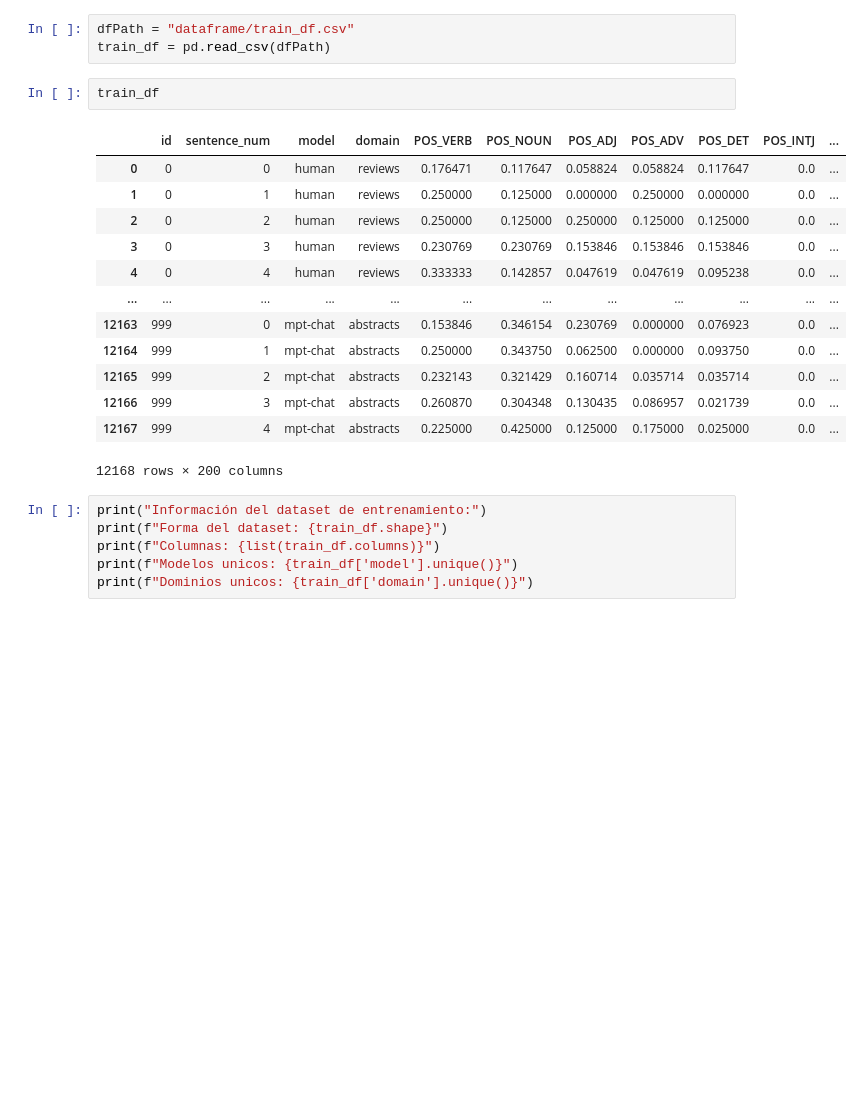
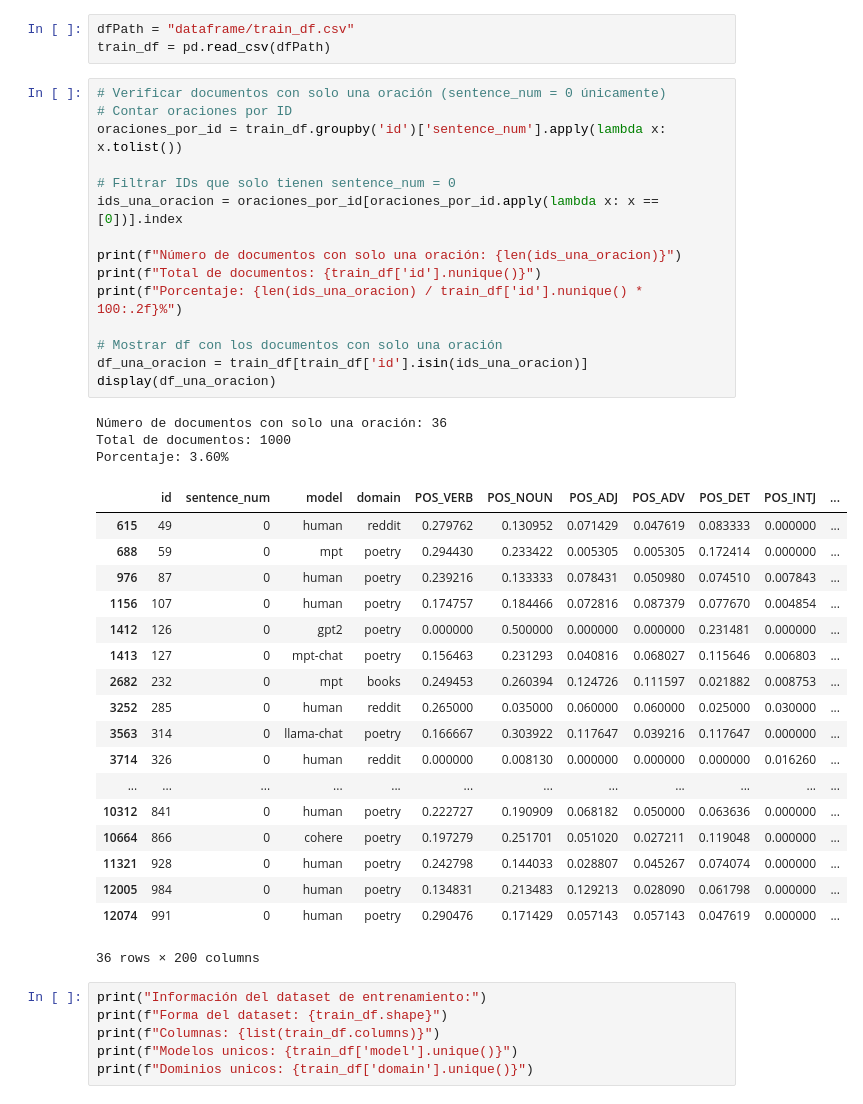
Before and after one commit to JaimeRamosT/Hybrid-authorship-detection---Stylometry, a Jupyter notebook: training.ipynb, the cells around one changed output. Drawn from its saved outputs; the diff is of its cells as text; blank space fills up the shorter version.

Commit message:
Búsqueda de registros con una sola oración en dfBuild2

```diff
--- a/training.ipynb
+++ b/training.ipynb
@@ -16,22 +16,43 @@ from sklearn.random_projection import SparseRandomProjection
 # %%
 dfPath = "dataframe/train_df.csv"
 train_df = pd.read_csv(dfPath)
-# %%
-train_df
-# %% [output]
-|  | id | sentence_num | model | domain | POS_VERB | POS_NOUN | POS_ADJ | POS_ADV | POS_DET | POS_INTJ | ... |
-| 0 | 0 | 0 | human | reviews | 0.176471 | 0.117647 | 0.058824 | 0.058824 | 0.117647 | 0.0 | ... |
-| 1 | 0 | 1 | human | reviews | 0.250000 | 0.125000 | 0.000000 | 0.250000 | 0.000000 | 0.0 | ... |
-| 2 | 0 | 2 | human | reviews | 0.250000 | 0.125000 | 0.250000 | 0.125000 | 0.125000 | 0.0 | ... |
-| 3 | 0 | 3 | human | reviews | 0.230769 | 0.230769 | 0.153846 | 0.153846 | 0.153846 | 0.0 | ... |
-| 4 | 0 | 4 | human | reviews | 0.333333 | 0.142857 | 0.047619 | 0.047619 | 0.095238 | 0.0 | ... |
-| ... | ... | ... | ... | ... | ... | ... | ... | ... | ... | ... | ... |
-| 12163 | 999 | 0 | mpt-chat | abstracts | 0.153846 | 0.346154 | 0.230769 | 0.000000 | 0.076923 | 0.0 | ... |
-| 12164 | 999 | 1 | mpt-chat | abstracts | 0.250000 | 0.343750 | 0.062500 | 0.000000 | 0.093750 | 0.0 | ... |
-| 12165 | 999 | 2 | mpt-chat | abstracts | 0.232143 | 0.321429 | 0.160714 | 0.035714 | 0.035714 | 0.0 | ... |
-| 12166 | 999 | 3 | mpt-chat | abstracts | 0.260870 | 0.304348 | 0.130435 | 0.086957 | 0.021739 | 0.0 | ... |
-| 12167 | 999 | 4 | mpt-chat | abstracts | 0.225000 | 0.425000 | 0.125000 | 0.175000 | 0.025000 | 0.0 | ... |
-12168 rows × 200 columns
+# %%
+# Verificar documentos con solo una oración (sentence_num = 0 únicamente)
+# Contar oraciones por ID
+oraciones_por_id = train_df.groupby('id')['sentence_num'].apply(lambda x: x.tolist())
+
+# Filtrar IDs que solo tienen sentence_num = 0
+ids_una_oracion = oraciones_por_id[oraciones_por_id.apply(lambda x: x == [0])].index
+
+print(f"Número de documentos con solo una oración: {len(ids_una_oracion)}")
+print(f"Total de documentos: {train_df['id'].nunique()}")
+print(f"Porcentaje: {len(ids_una_oracion) / train_df['id'].nunique() * 100:.2f}%")
+
+# Mostrar df con los documentos con solo una oración
+df_una_oracion = train_df[train_df['id'].isin(ids_una_oracion)]
+display(df_una_oracion)
+# %% [output]
+Número de documentos con solo una oración: 36
+Total de documentos: 1000
+Porcentaje: 3.60%
+|  | id | sentence_num | model | domain | POS_VERB | POS_NOUN | POS_ADJ | POS_ADV | POS_DET | POS_INTJ | ... |
+| 615 | 49 | 0 | human | reddit | 0.279762 | 0.130952 | 0.071429 | 0.047619 | 0.083333 | 0.000000 | ... |
+| 688 | 59 | 0 | mpt | poetry | 0.294430 | 0.233422 | 0.005305 | 0.005305 | 0.172414 | 0.000000 | ... |
+| 976 | 87 | 0 | human | poetry | 0.239216 | 0.133333 | 0.078431 | 0.050980 | 0.074510 | 0.007843 | ... |
+| 1156 | 107 | 0 | human | poetry | 0.174757 | 0.184466 | 0.072816 | 0.087379 | 0.077670 | 0.004854 | ... |
+| 1412 | 126 | 0 | gpt2 | poetry | 0.000000 | 0.500000 | 0.000000 | 0.000000 | 0.231481 | 0.000000 | ... |
+| 1413 | 127 | 0 | mpt-chat | poetry | 0.156463 | 0.231293 | 0.040816 | 0.068027 | 0.115646 | 0.006803 | ... |
+| 2682 | 232 | 0 | mpt | books | 0.249453 | 0.260394 | 0.124726 | 0.111597 | 0.021882 | 0.008753 | ... |
+| 3252 | 285 | 0 | human | reddit | 0.265000 | 0.035000 | 0.060000 | 0.060000 | 0.025000 | 0.030000 | ... |
+| 3563 | 314 | 0 | llama-chat | poetry | 0.166667 | 0.303922 | 0.117647 | 0.039216 | 0.117647 | 0.000000 | ... |
+| 3714 | 326 | 0 | human | reddit | 0.000000 | 0.008130 | 0.000000 | 0.000000 | 0.000000 | 0.016260 | ... |
+| ... | ... | ... | ... | ... | ... | ... | ... | ... | ... | ... | ... |
+| 10312 | 841 | 0 | human | poetry | 0.222727 | 0.190909 | 0.068182 | 0.050000 | 0.063636 | 0.000000 | ... |
+| 10664 | 866 | 0 | cohere | poetry | 0.197279 | 0.251701 | 0.051020 | 0.027211 | 0.119048 | 0.000000 | ... |
+| 11321 | 928 | 0 | human | poetry | 0.242798 | 0.144033 | 0.028807 | 0.045267 | 0.074074 | 0.000000 | ... |
+| 12005 | 984 | 0 | human | poetry | 0.134831 | 0.213483 | 0.129213 | 0.028090 | 0.061798 | 0.000000 | ... |
+| 12074 | 991 | 0 | human | poetry | 0.290476 | 0.171429 | 0.057143 | 0.057143 | 0.047619 | 0.000000 | ... |
+36 rows × 200 columns
 # %%
 print("Información del dataset de entrenamiento:")
 print(f"Forma del dataset: {train_df.shape}")
```
Also changed, not shown: parts of 2 cells of this notebook, 1 other file.
